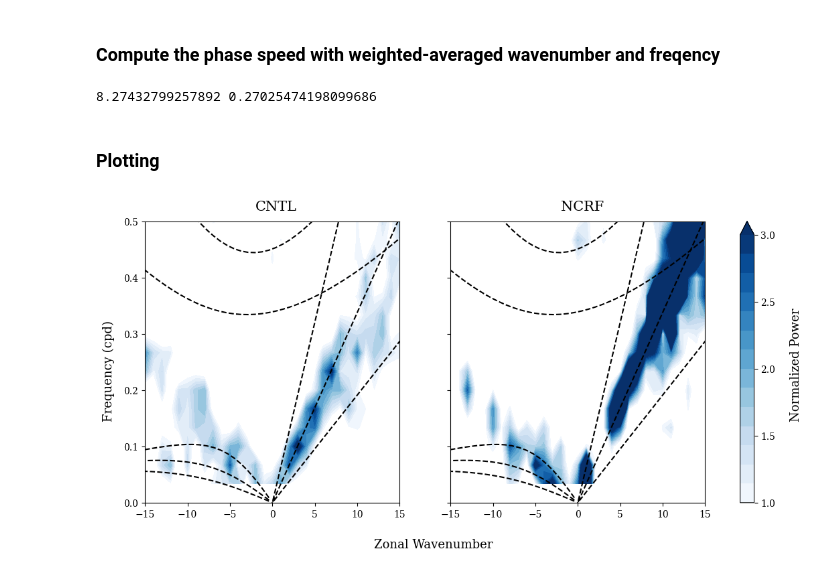
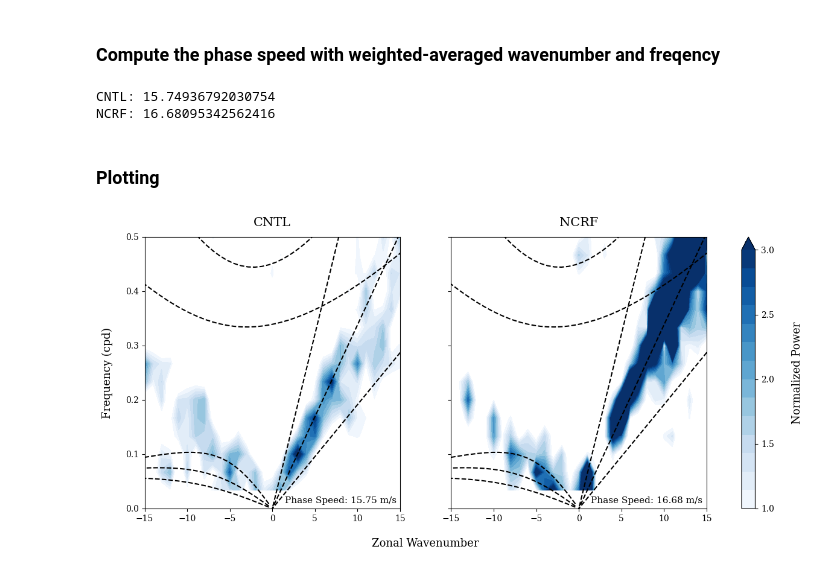
Before and after one commit to JOsephKan/bachelor_thesis, a Jupyter notebook: CNTL_vs_NCRF/temp_power_spectrum.ipynb, the cells around one changed output. Drawn from its saved outputs; the diff is of its cells as text; code cells hidden in the pictures.

Commit message:
compute phase speed

```diff
--- a/CNTL_vs_NCRF/temp_power_spectrum.ipynb
+++ b/CNTL_vs_NCRF/temp_power_spectrum.ipynb
@@ -156,7 +156,7 @@ e_cond = np.where(wn_ana[3, 0, :]<=0)[0]
 # %% [markdown]
 ### Compute the phase speed with weighted-averaged wavenumber and freqency
 # %%
-wnm, frm = np.meshgrid(wn_v, fr_v)
+wnm, frm = np.meshgrid(wn, fr)
 
 kel_fr = lambda wn, ed: wn * (86400 / (2*np.pi*6.371e6))*np.sqrt(9.81*ed)
 
@@ -166,52 +166,70 @@ kel_lim = np.where(
     (frm >= 1/20) & (frm <= 1/2.5) &
     (frm >= kel_fr(wnm, 8)) & (frm <= kel_fr(wnm, 90))))
 
-wnm_weight = np.nansum(wnm[kel_lim] * (power_spec_sym["cntl"]).T[kel_lim]) / np.nansum((power_spec_sym["cntl"]).T[kel_lim])
-frm_weight = np.nansum(frm[kel_lim] * (power_spec_sym["cntl"]).T[kel_lim]) / np.nansum((power_spec_sym["cntl"]).T[kel_lim])
-print(wnm_weight, frm_weight)
+# compute the weighted-averaged wavenumber and frequency
+def weight_wn_fr(
+        wnm: np.ndarray,
+        frm: np.ndarray,
+        power_spec: np.ndarray,
+) -> list[np.ndarray, np.ndarray]:
+    wnm_weight = np.nansum(wnm[kel_lim] * power_spec[kel_lim]) / np.nansum(power_spec[kel_lim])
+    frm_weight = np.nansum(frm[kel_lim] * power_spec[kel_lim]) / np.nansum(power_spec[kel_lim])
+
+    return [wnm_weight, frm_weight]
+
+CNTL_weight = weight_wn_fr(wnm, frm, (power_spec_sym["cntl"]).T)
+NCRF_weight = weight_wn_fr(wnm, frm, (power_spec_sym["ncrf"]).T)
+
+CNTL_phase_speed = (CNTL_weight[1] / CNTL_weight[0]) * (2*np.pi*6.371e6) / 86400
+NCRF_phase_speed = (NCRF_weight[1] / NCRF_weight[0]) * (2*np.pi*6.371e6) / 86400
+
+print(f"CNTL: {CNTL_phase_speed}")
+print(f"NCRF: {NCRF_phase_speed}")
 # %% [output]
-8.27432799257892 0.27025474198099686
+CNTL: 15.74936792030754
+NCRF: 16.68095342562416
 # %% [markdown]
 ### Plotting
 # %%
 plt.rcParams["font.family"] = "serif"
 
-fig, ax = plt.subplots(1, 2, figsize=(11, 6), sharey=True)
+fig, ax = plt.subplots(1, 2, figsize=(12, 6), sharey=True)
 cntl_cf = ax[0].contourf(
     wn_v, fr_v[fr_v>0], np.fft.fftshift(peak["cntl"].T)[fr_v>0],
     levels=np.linspace(1, 3, 15), extend="max",
     cmap="Blues"
 )
 for i in range(3):
     ax[0].plot(wn_ana[3, i, :][e_cond], fr_ana[3, i, :][e_cond], "k--")
     ax[0].plot(wn_ana[4, i, :], fr_ana[4, i, :], "k--")
     ax[0].plot(wn_ana[5, i, :], fr_ana[5, i, :], "k--")
 ax[0].set_xlim(-15, 15)
 ax[0].set_ylim(0, 0.5)
+ax[0].text(8, 0.01, f"Phase Speed: {CNTL_phase_speed:.2f} m/s", fontsize=11, horizontalalignment='center')
+ax[0].text(0, 0.52, "CNTL", fontsize=15, horizontalalignment='center')
+ax[0].text(-20, 0.25, "Frequency (cpd)", rotation=90, fontsize=13, verticalalignment='center')
 
 ncrf_cf = ax[1].contourf(
     wn_v, fr_v[fr_v>0], np.fft.fftshift(peak["ncrf"].T)[fr_v>0],
     levels=np.linspace(1, 3, 15), extend="max",
     cmap="Blues"
 )
-
 for i in range(3):
     ax[1].plot(wn_ana[3, i, :][e_cond], fr_ana[3, i, :][e_cond], "k--")
     ax[1].plot(wn_ana[4, i, :], fr_ana[4, i, :], "k--")
     ax[1].plot(wn_ana[5, i, :], fr_ana[5, i, :], "k--")
 ax[1].set_xlim(-15, 15)
 ax[1].set_ylim(0, 0.5)
+ax[1].text(8, 0.01, f"Phase Speed: {NCRF_phase_speed:.2f} m/s", fontsize=11, horizontalalignment='center')
+ax[1].text(0, 0.52, "NCRF", fontsize=15, horizontalalignment='center')
 
-plt.text(-38, 0.52, "CNTL", fontsize=15)
-plt.text(-2, 0.52, "NCRF", fontsize=15)
-plt.text(-24, -0.08, "Zonal Wavenumber", fontsize=13)
-plt.text(-56, 0.15, "Frequency (cpd)", rotation=90, fontsize=13)
-plt.text(25, 0.15, "Normalized Power", rotation=90, fontsize=13)
-plt.subplots_adjust(left=0.1, right=1.05, top=0.90, bottom=0.2)
+plt.text(-18, -0.07, "Zonal Wavenumber", fontsize=13, horizontalalignment='center')
+plt.text(25, 0.25, "Normalized Power", rotation=90, fontsize=13, verticalalignment='center')
+plt.subplots_adjust(left=0.08, right=1.05, top=0.90, bottom=0.15)
 
 cbar = plt.colorbar(ncrf_cf, ax=ax)
 cbar.set_ticks(np.linspace(1, 3, 5))
 
 plt.savefig("temp_power_spec.png", dpi=300)
 # %% [output]
-[figure, old version]
+[figure, new version]
```
Also changed, not shown: 3 other files.
